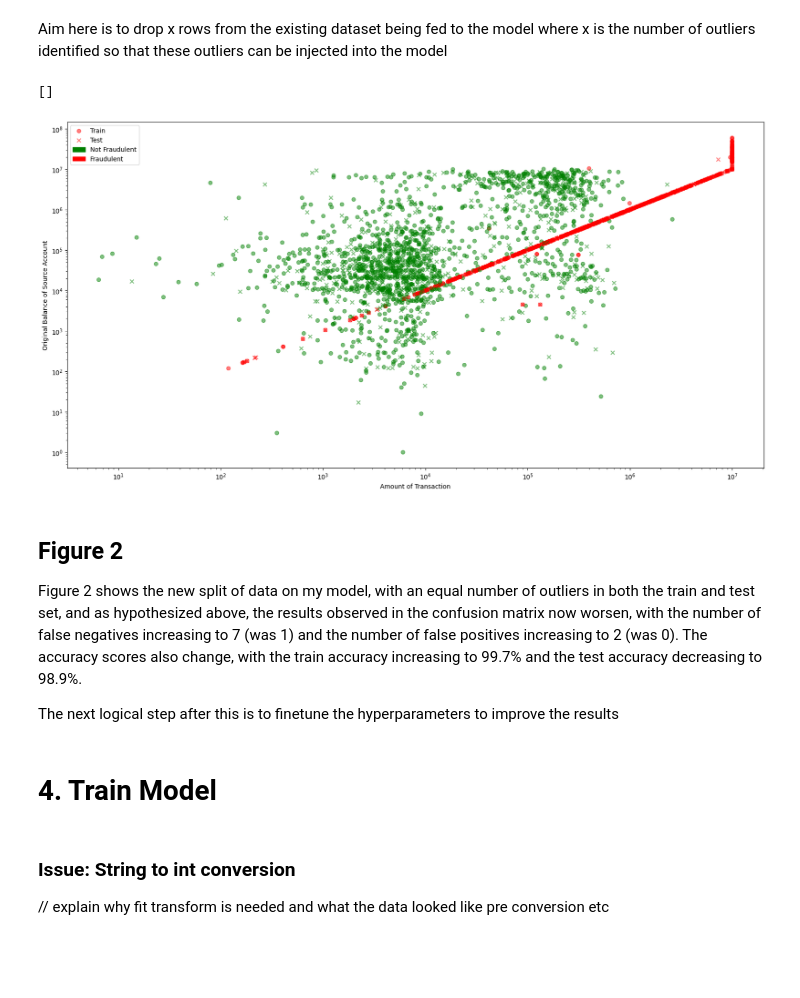
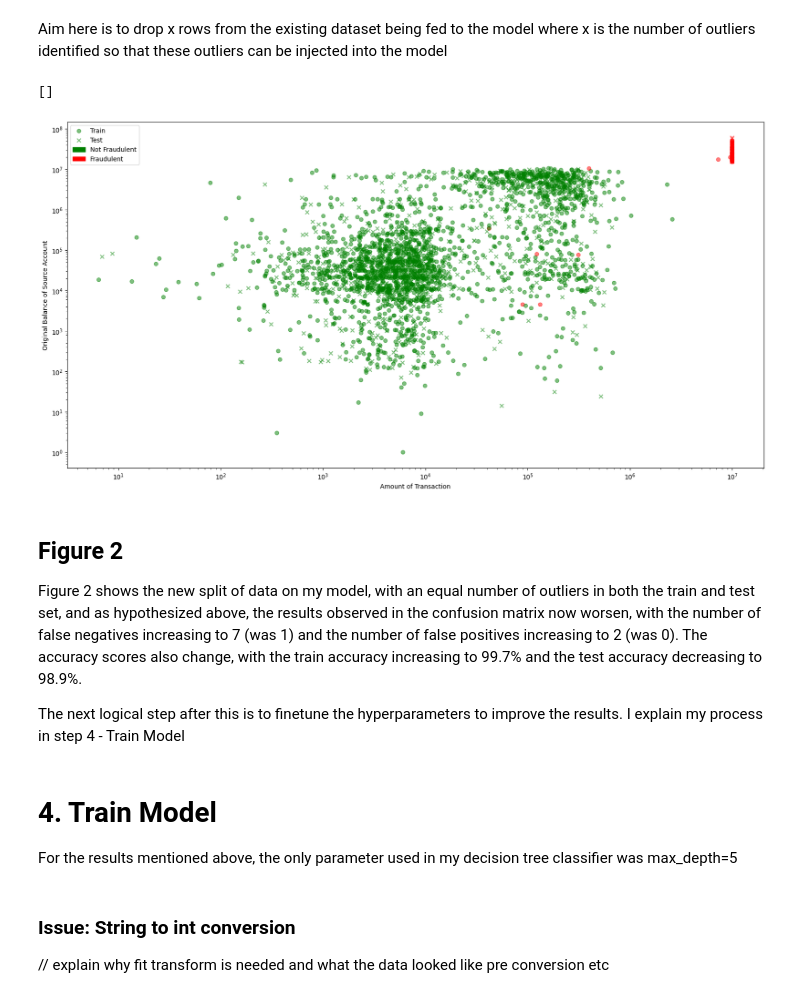
Before and after one commit to andrewa1270/ml-fraud-detector, a Jupyter notebook: fraud_detection_ml.ipynb, the cells around one changed output. Cells and saved outputs as stored; diff of their text form; code cells hidden in the pictures; blank space fills up the shorter version.

```diff
--- a/fraud_detection_ml.ipynb
+++ b/fraud_detection_ml.ipynb
@@ -49,6 +48,7 @@ fraudulent_data = fraudulent_data[:1050]
 #70% of total data set is non-fraudulent
 non_fraudulent_data = non_fraudulent_data[:2450]
 
+
 # 3500 total data points
 proportionate_dataset = pd.concat([fraudulent_data, non_fraudulent_data],ignore_index=True)
 
@@ -56,6 +56,7 @@ proportionate_dataset = pd.concat([fraudulent_data, non_fraudulent_data],ignore_
 # random_state: shuffles the data set a set number of times so the data is shuffled the same each time the code runs
 # reset_index: resets the index of the data set so the index is in order
 proportionate_dataset = proportionate_dataset.sample(frac=1, random_state=42).reset_index(drop=True)
+proportionate_dataset = dataset[:3500]
 # %%
 # (rows, columns)
 # Confirm dataset looks as expected
@@ -208,43 +208,45 @@ x_for_test = x_for_test.drop(["nameOrig", "nameDest"], axis="columns")
 x_train2,x_test2,y_train2,y_test2 = train_test_split(x_for_test,y_for_test, stratify=y_for_test)
 # %%
 # Join the two sets of splits
-x_train = pd.concat([x_train1, x_train2],ignore_index=True)
-x_test = pd.concat([x_test1, x_test2],ignore_index=True)
-y_train = pd.concat([y_train1, y_train2],ignore_index=True)
-y_test = pd.concat([y_test1, y_test2],ignore_index=True)
+x_train_v2 = pd.concat([x_train1, x_train2],ignore_index=True)
+x_test_v2 = pd.concat([x_test1, x_test2],ignore_index=True)
+y_train_v2 = pd.concat([y_train1, y_train2],ignore_index=True)
+y_test_v2 = pd.concat([y_test1, y_test2],ignore_index=True)
 # %%
 plt.figure(figsize=(20,10))
 colourMap = colors.ListedColormap(['green', 'red'])
 
-plt.scatter(x_train["amount"], x_train["oldbalanceOrg"], c=y_train, cmap=colourMap, alpha = 0.5, label="Train", marker="o" )
-plt.scatter(x_test["amount"], x_test["oldbalanceOrg"], c=y_test, cmap=colourMap, alpha = 0.5, label="Test", marker="x")
+plt.scatter(x_train_v2["amount"], x_train_v2["oldbalanceOrg"], c=y_train_v2, cmap=colourMap, alpha = 0.5, label="Train", marker="o" )
+plt.scatter(x_test_v2["amount"], x_test_v2["oldbalanceOrg"], c=y_test_v2, cmap=colourMap, alpha = 0.5, label="Test", marker="x")
 
 plt.ylabel("Original Balance of Source Account")
 plt.xlabel("Amount of Transaction")
 
 plt.yscale('log')
 plt.xscale('log')
 
 plt.legend()
 redPatch = mpatches.Patch(color='green', label='Not Fraudulent')
 greenpatch = mpatches.Patch(color='red', label='Fraudulent')
 
 ax = plt.gca()
 leg = ax.get_legend()
 plt.legend(handles=[leg.legend_handles[0],leg.legend_handles[1], redPatch, greenpatch])
 
 plt.plot()
 # %% [output]
 []
-[figure, old version]
+[figure, new version]
 # %% [markdown]
 ## Figure 2
 
 Figure 2 shows the new split of data on my model, with an equal number of outliers in both the train and test set, and as hypothesized above, the results observed in the confusion matrix now worsen, with the number of false negatives increasing to 7 (was 1) and the number of false positives increasing to 2 (was 0). The accuracy scores also change, with the train accuracy increasing to 99.7% and the test accuracy decreasing to 98.9%.
 
-The next logical step after this is to finetune the hyperparameters to improve the results
+The next logical step after this is to finetune the hyperparameters to improve the results. I explain my process in step 4 - Train Model
-# %% [markdown]
-# 4. Train Model
+# %% [markdown]
+# 4. Train Model
+
+For the results mentioned above, the only parameter used in my decision tree classifier was max_depth=5
 # %%
 label_encoder = LabelEncoder()
 
```
Also changed, not shown: parts of 18 cells of this notebook.
